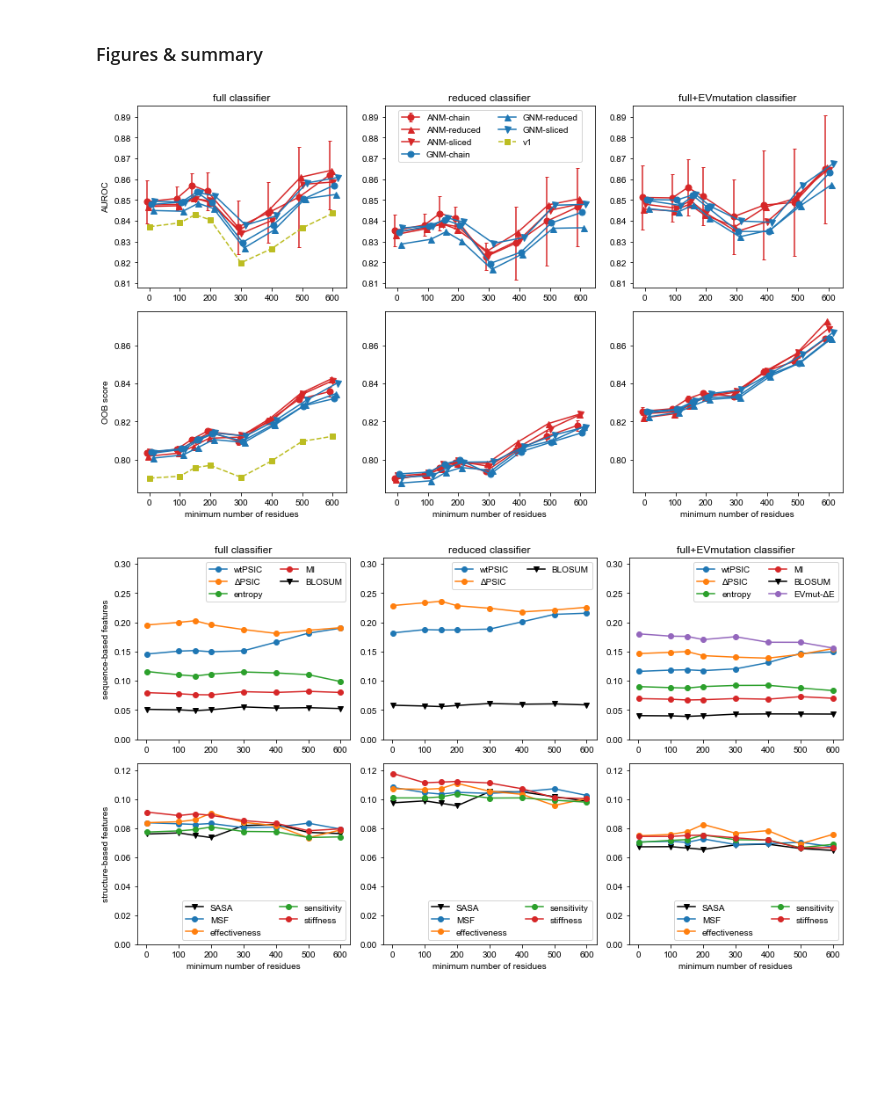
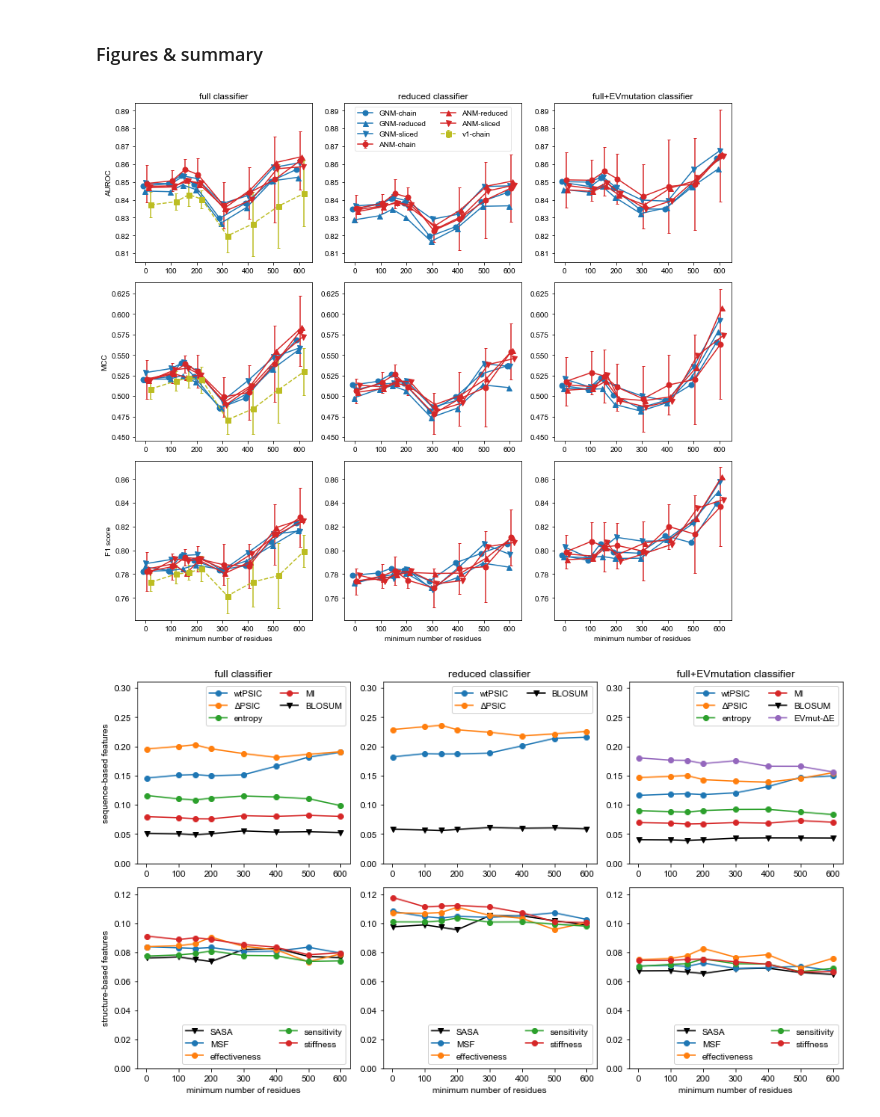
Before and after one commit to prody/rhapsody-tutorials, a Jupyter notebook: tutorials/2-Random_Forest_training/0-RF_optimization.ipynb, the cells around one changed output. Drawn from its saved outputs; the diff is of its cells as text; code cells hidden in the pictures; blank space fills up the shorter version.

Commit message:
MCC, F1score instead of OOB in 0-RF_optimization -> performances_comparison.png

```diff
--- a/tutorials/2-Random_Forest_training/0-RF_optimization.ipynb
+++ b/tutorials/2-Random_Forest_training/0-RF_optimization.ipynb
@@ -181,7 +181,7 @@ if not os.path.isdir('local/figures'):
 # %%
 fig, ax = plt.subplots(1, 1, figsize=(5,4))
 
-x = range(6)
+x = np.arange(6)
 
 y = np.array([CV_summaries_1[n]['mean AUROC'][0] for n in x])
 e = np.array([CV_summaries_1[n]['mean AUROC'][1] for n in x])
@@ -189,7 +189,7 @@ ax.errorbar(x, y, yerr=e, marker='o', capsize=2, label='AUROC')
 
 ax2 = ax.twinx()
 hb = ax2.bar(x, [CV_summaries_1[n]['dataset size'] for n in x],
-             color = 'C8', width=.7, alpha=0.5, label='dataset size')
+             color = 'C8', width=.8, alpha=0.5, label='dataset size')
 ax2.set_zorder(ax.get_zorder()-1)
 ax.patch.set_visible(False)
 
@@ -322,63 +322,59 @@ CV iteration # 7:   AUROC = 0.845   AUPRC = 0.915   OOB score = 0.805
 # %% [markdown]
 ### Figures & summary
 # %%
-fig, ax = plt.subplots(2, 3, figsize=(12,7))
+fig, ax = plt.subplots(3, 3, figsize=(12,10.5))
 fig.subplots_adjust(wspace=0.2)
 
 ax[0,0].set_title('full classifier')
 ax[0,1].set_title('reduced classifier')
 ax[0,2].set_title('full+EVmutation classifier')
-ax[0,0].set_ylabel('AUROC')
-ax[1,0].set_ylabel('OOB score')
 
 x = [1, 100, 150, 200, 300, 400, 500, 600]
 k = 0
-for ENM in ['ANM', 'GNM']:
+for ENM in ['GNM', 'ANM', 'v1']:
     col = 'C0' if ENM=='GNM' else 'C3'
     for model in ['chain', 'reduced', 'sliced']:
         k = k + 1
         if model == 'chain':
             mk = 'o'
         elif model == 'reduced':
             mk = '^'
         else:
             mk = 'v'
+        ls = '-'
         for i, version in enumerate(['full', 'reduced', 'EVmut']):
-            scheme = f'{ENM}-{model}-{version}'
-            AUC = [CV_summaries_2[f'{n}-{scheme}']['mean AUROC'][0] for n in x]
-            OOB = [CV_summaries_2[f'{n}-{scheme}']['mean OOB score'][0] for n in x]
-            if scheme.startswith('ANM-chain'):
-                AUC_e = [CV_summaries_2[f'{n}-{scheme}']['mean AUROC'][1] for n in x]
-                OOB_e = [CV_summaries_2[f'{n}-{scheme}']['mean OOB score'][1] for n in x]
+            if ENM is not 'v1':
+                scheme = f'{ENM}-{model}-{version}'
+            elif model is 'chain' and version is 'full':
+                scheme = 'v1'
+                ls, col, mk = '--', 'C8', 's'
             else:
-                AUC_e = None
-                OOB_e = None
-            xx = np.array(x) + 5*(k - 3)
-            ax[0,i].errorbar(xx, AUC, yerr=AUC_e, capsize=2, c=col, marker=mk, ms=7,
-                             label=f'{ENM}-{model}')
-            ax[1,i].errorbar(xx, OOB, yerr=OOB_e, capsize=2, c=col, marker=mk, ms=7)
+                continue
+            for j, metric in enumerate(['AUROC', 'MCC', 'F1 score']):
+                ax[j,0].set_ylabel(metric)
+                xx = np.array(x) + 5*(k - 3)
+                y = [CV_summaries_2[f'{n}-{scheme}'][f'mean {metric}'][0] for n in x]
+                if 'ANM-chain' in scheme or 'v1' in scheme:
+                    ye = [CV_summaries_2[f'{n}-{scheme}'][f'mean {metric}'][1] for n in x]
+                else:
+                    ye = None
+                ax[j,i].errorbar(xx, y, yerr=ye, capsize=2, ls=ls, c=col, marker=mk, ms=7,
+                                 label=f'{ENM}-{model}')
 
-AUC = [CV_summaries_2[f'{n}-v1']['mean AUROC'][0] for n in x]
-OOB = [CV_summaries_2[f'{n}-v1']['mean OOB score'][0] for n in x]
-ax[0,0].errorbar(x, AUC, yerr=None, c='C8', ls='--', marker='s', label='v1')
-ax[1,0].errorbar(x, OOB, yerr=None, c='C8', ls='--', marker='s')
-
-ymin0 = min([a.get_ylim()[0] for a in ax[0,:]]) - .001
-ymax0 = max([a.get_ylim()[1] for a in ax[0,:]]) + .001
-ymin1 = min([a.get_ylim()[0] for a in ax[1,:]]) - .003
-ymax1 = max([a.get_ylim()[1] for a in ax[1,:]]) + .003
-for j in range(3):
-    ax[0,j].set_ylim([ymin0, ymax0])
-    ax[1,j].set_ylim([ymin1, ymax1])
-    ax[1,j].set_xlabel('minimum number of residues')
+for i in range(3):
+    ymin = min([a.get_ylim()[0] for a in ax[i,:]])
+    ymax = max([a.get_ylim()[1] for a in ax[i,:]])
+    for j in range(3):
+        ax[i,j].set_ylim([ymin, ymax])
+        ax[2,j].set_xlabel('minimum number of residues')
 
 handles, labels = ax[0,0].get_legend_handles_labels()
-ax[0,1].legend(handles, labels, loc='upper center', ncol=2)
+ax[0,1].legend(handles, labels, loc='upper center', ncol=2, framealpha=0.5)
 
 plt.tight_layout()
 fig.savefig('local/figures/performances_comparison.png', dpi=300)
 # %% [output]
-[figure, old version]
+[figure, new version]
 # %%
 fig, ax = plt.subplots(2, 3, figsize=(12,7))
 fig.subplots_adjust(wspace=0.2)
```
Also changed, not shown: parts of 1 cell of this notebook, 1 other file.
